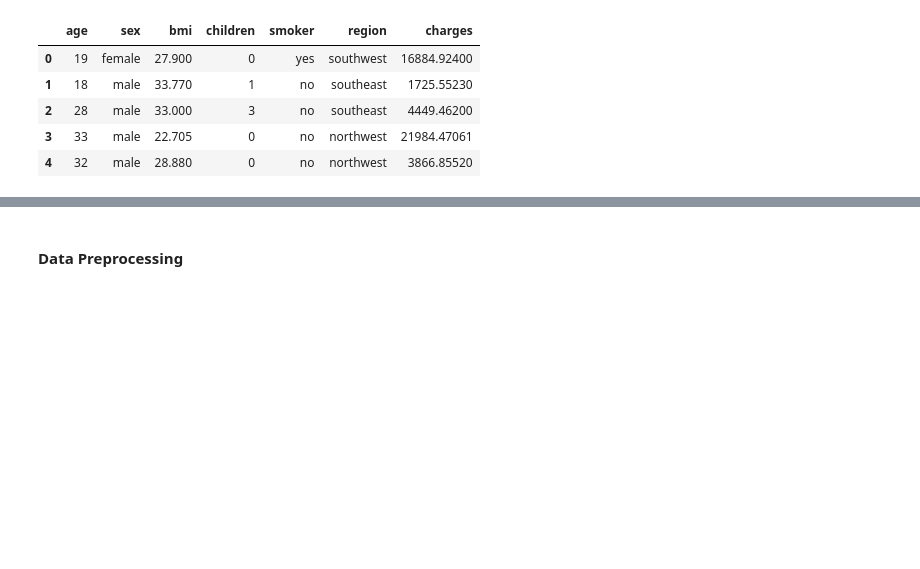
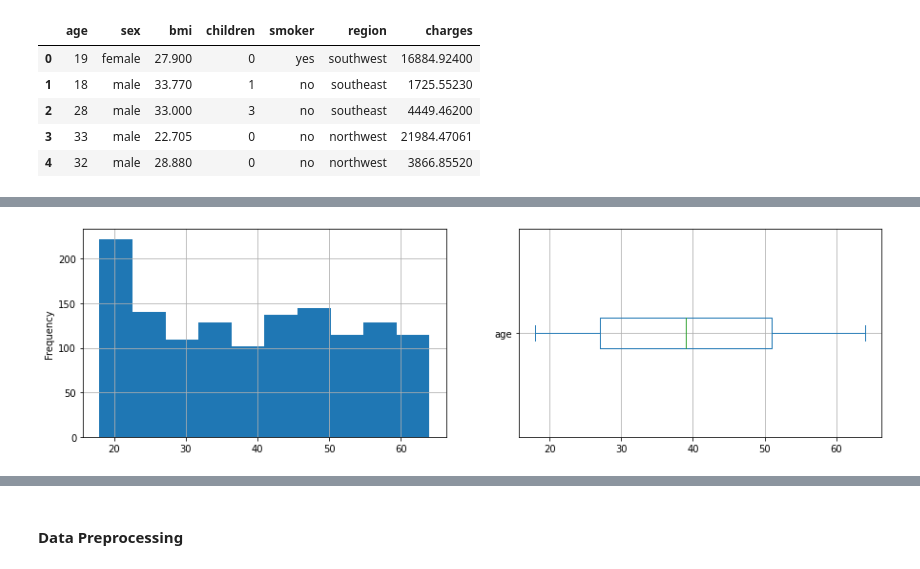
Before and after one commit to SopanhaKok/Health_Insurance_Cost_Prediction, a Jupyter notebook: health_insurance_price_cost_prediction_random_forest_regressor.ipynb, the cells around one changed output, grey strips where cells are left out. Saved outputs shown, nothing was run; the diff lists cells and outputs as text; code cells hidden in the pictures; blank space fills up the shorter version.

```diff
--- a/health_insurance_price_cost_prediction_random_forest_regressor.ipynb
+++ b/health_insurance_price_cost_prediction_random_forest_regressor.ipynb
@@ -35,0 +96,8 @@ df.head()
+# %%
+# Plot Ages on histogram and box plot chart
+fig, (ax1, ax2) = plt.subplots(1, 2, figsize=(15, 4))
+df['age'].plot.hist(ax=ax1, grid=True)
+df['age'].plot.box(ax=ax2,grid=True,vert=False)
+plt.show()
+# %% [output]
+[figure, added]
```
Also changed, not shown: parts of 19 cells of this notebook, 3 other files.
